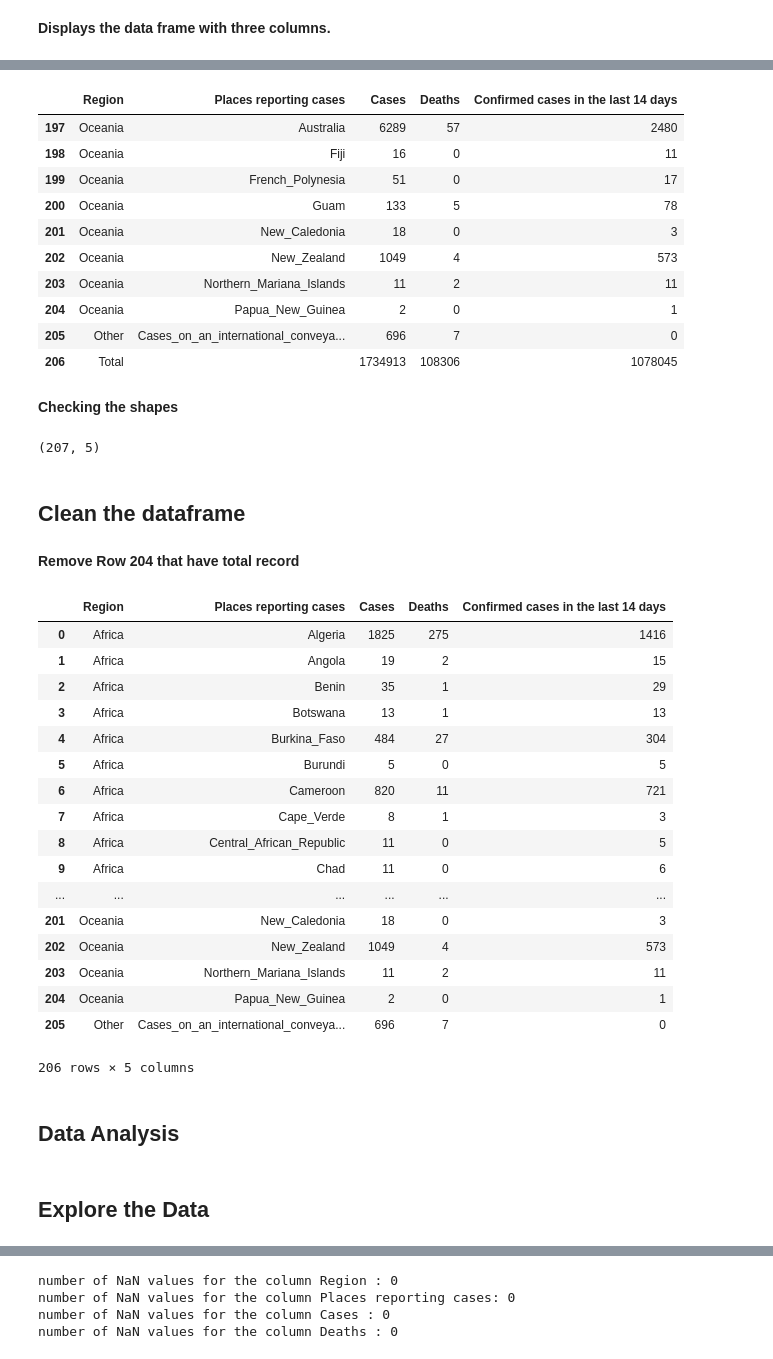
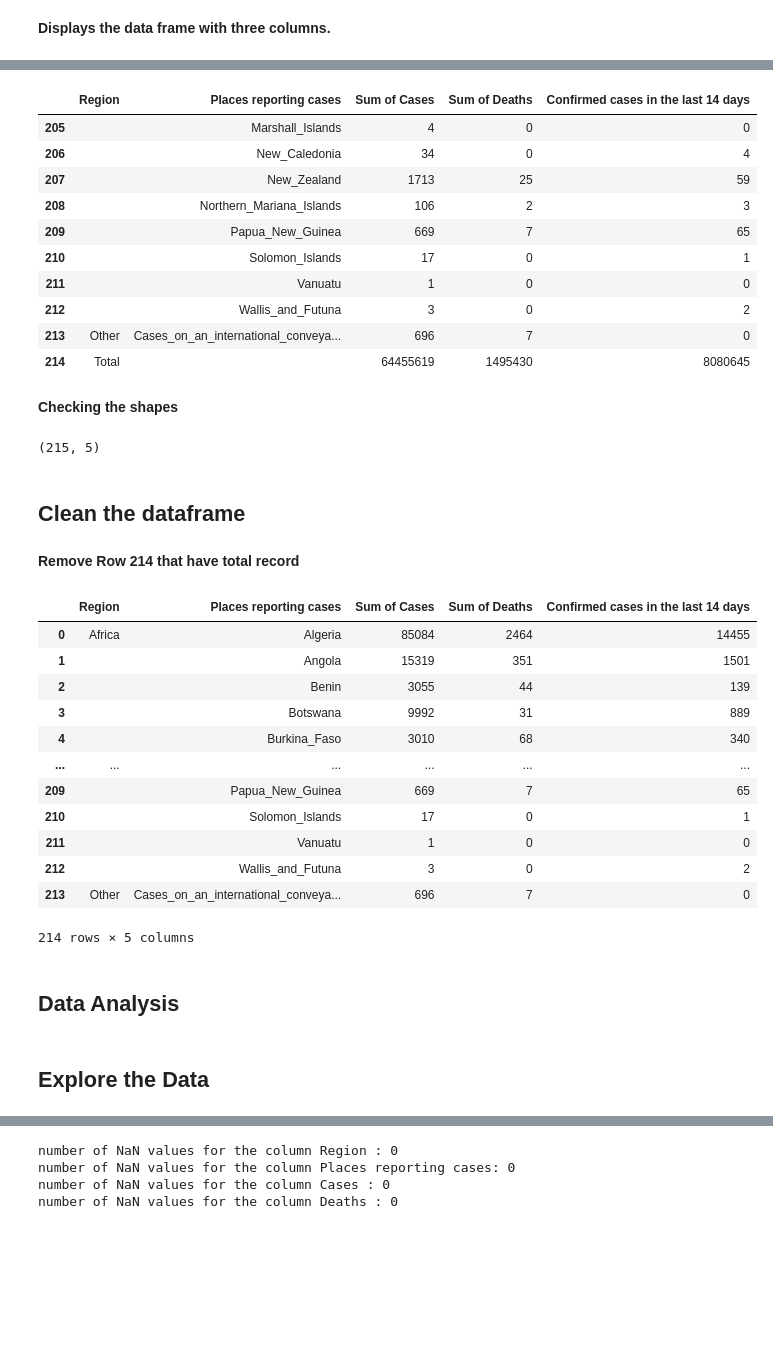
Before and after one commit to mkumakech/Covid-19_Pandemic, a Jupyter notebook: covid_19.ipynb, the cells around one changed output, grey strips where cells are left out. Cells and saved outputs as stored; diff of their text form; code cells hidden in the pictures; blank space fills up the shorter version.

```diff
--- a/covid_19.ipynb
+++ b/covid_19.ipynb
@@ -18,10 +30,11 @@ import pandas as pd
 # %% [markdown]
 <b> Remove the website to be put in the notebook</b>
 # %%
-WHO_url = 'https://www.ecdc.europa.eu/en/geographical-distribution-2019-ncov-cases' #assign the wiki page
+COVID_19_url = 'https://www.ecdc.europa.eu/en/geographical-distribution-2019-ncov-cases' #assign the wiki page
 #WHO_url = 'https://data.humdata.org/dataset/novel-coronavirus-2019-ncov-cases'
 
-page = requests.get(WHO_url) # create a handle to for contents of the wiki page
+
+page = requests.get(COVID_19_url) # create a handle to for contents of the wiki page
 
 doc = lh.fromstring(page.content) # store content of the wiki page under doc
 
@@ -96,52 +108,47 @@ df.head(12)
 # %%
 df.tail(10)
 # %% [output]
-|  | Region | Places reporting cases | Cases | Deaths | Confirmed cases in the last 14 days |
-| 197 | Oceania | Australia | 6289 | 57 | 2480 |
-| 198 | Oceania | Fiji | 16 | 0 | 11 |
-| 199 | Oceania | French_Polynesia | 51 | 0 | 17 |
-| 200 | Oceania | Guam | 133 | 5 | 78 |
-| 201 | Oceania | New_Caledonia | 18 | 0 | 3 |
-| 202 | Oceania | New_Zealand | 1049 | 4 | 573 |
-| 203 | Oceania | Northern_Mariana_Islands | 11 | 2 | 11 |
-| 204 | Oceania | Papua_New_Guinea | 2 | 0 | 1 |
-| 205 | Other | Cases_on_an_international_conveya... | 696 | 7 | 0 |
-| 206 | Total |  | 1734913 | 108306 | 1078045 |
+|  | Region | Places reporting cases | Sum of Cases | Sum of Deaths | Confirmed cases in the last 14 days |
+| 205 |  | Marshall_Islands | 4 | 0 | 0 |
+| 206 |  | New_Caledonia | 34 | 0 | 4 |
+| 207 |  | New_Zealand | 1713 | 25 | 59 |
+| 208 |  | Northern_Mariana_Islands | 106 | 2 | 3 |
+| 209 |  | Papua_New_Guinea | 669 | 7 | 65 |
+| 210 |  | Solomon_Islands | 17 | 0 | 1 |
+| 211 |  | Vanuatu | 1 | 0 | 0 |
+| 212 |  | Wallis_and_Futuna | 3 | 0 | 2 |
+| 213 | Other | Cases_on_an_international_conveya... | 696 | 7 | 0 |
+| 214 | Total |  | 64455619 | 1495430 | 8080645 |
 # %% [markdown]
 <b> Checking the shapes</b>
 # %%
 df.shape
 # %% [output]
-(207, 5)
+(215, 5)
 # %% [markdown]
 <h2> Clean the dataframe</h2>
 # %%
 import pandas as pd
 import numpy as np
 # %% [markdown]
-<b> Remove Row 204 that have total  record</b>
+<b> Remove Row 214 that have total record</b>
 # %%
 # Delete row at index position Region: Total
-df2 = df.drop([df.index[206]])
+df2 = df.drop([df.index[214]])
 df2
 # %% [output]
-|  | Region | Places reporting cases | Cases | Deaths | Confirmed cases in the last 14 days |
-| 0 | Africa | Algeria | 1825 | 275 | 1416 |
-| 1 | Africa | Angola | 19 | 2 | 15 |
-| 2 | Africa | Benin | 35 | 1 | 29 |
-| 3 | Africa | Botswana | 13 | 1 | 13 |
-| 4 | Africa | Burkina_Faso | 484 | 27 | 304 |
-| 5 | Africa | Burundi | 5 | 0 | 5 |
-| 6 | Africa | Cameroon | 820 | 11 | 721 |
-| 7 | Africa | Cape_Verde | 8 | 1 | 3 |
-| 8 | Africa | Central_African_Republic | 11 | 0 | 5 |
-| 9 | Africa | Chad | 11 | 0 | 6 |
+|  | Region | Places reporting cases | Sum of Cases | Sum of Deaths | Confirmed cases in the last 14 days |
+| 0 | Africa | Algeria | 85084 | 2464 | 14455 |
+| 1 |  | Angola | 15319 | 351 | 1501 |
+| 2 |  | Benin | 3055 | 44 | 139 |
+| 3 |  | Botswana | 9992 | 31 | 889 |
+| 4 |  | Burkina_Faso | 3010 | 68 | 340 |
 | ... | ... | ... | ... | ... | ... |
-| 201 | Oceania | New_Caledonia | 18 | 0 | 3 |
-| 202 | Oceania | New_Zealand | 1049 | 4 | 573 |
-| 203 | Oceania | Northern_Mariana_Islands | 11 | 2 | 11 |
-| 204 | Oceania | Papua_New_Guinea | 2 | 0 | 1 |
-| 205 | Other | Cases_on_an_international_conveya... | 696 | 7 | 0 |
+| 209 |  | Papua_New_Guinea | 669 | 7 | 65 |
+| 210 |  | Solomon_Islands | 17 | 0 | 1 |
+| 211 |  | Vanuatu | 1 | 0 | 0 |
+| 212 |  | Wallis_and_Futuna | 3 | 0 | 2 |
+| 213 | Other | Cases_on_an_international_conveya... | 696 | 7 | 0 |
-206 rows × 5 columns
+214 rows × 5 columns
 # %% [markdown]
 <h2> Data Analysis</h2>
@@ -167,5 +171,5 @@ import seaborn as sns
 # %% [markdown]
-<h2>Explore the Data</h2>
+<h2> Explore the Data</h2>
 # %%
 df2.describe()
 # %% [output]
```
Also changed, not shown: parts of 84 cells of this notebook.
